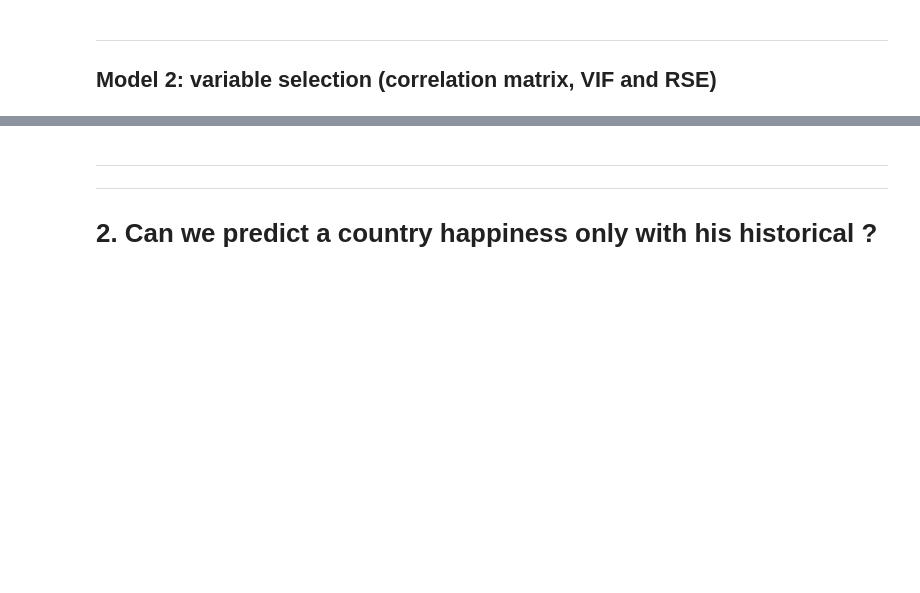
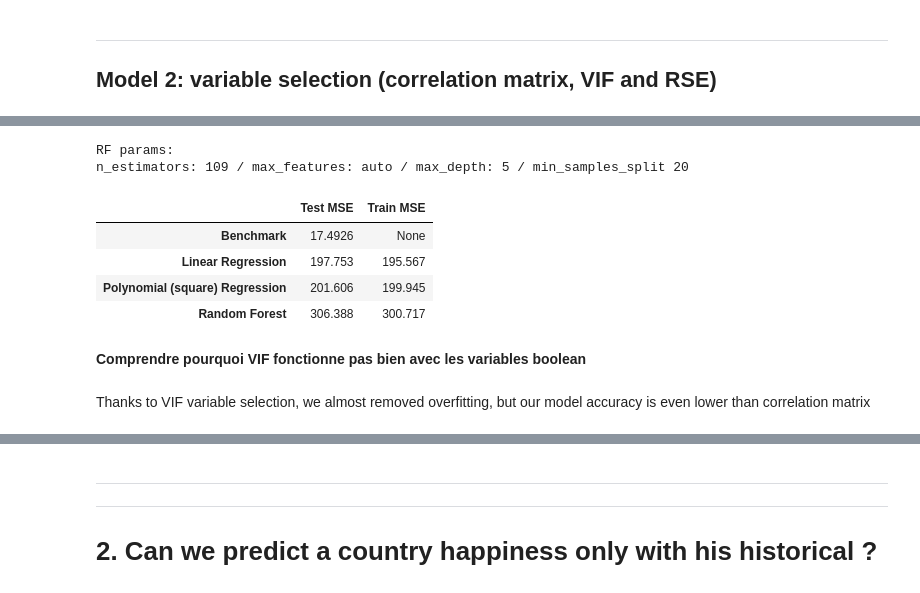
Before and after one commit to Maxence-Labesse/World-Happiness-Report, a Jupyter notebook: 5 Forecasting (Machine Learning).ipynb, the cells around one changed output, grey strips where cells are left out. Cells and saved outputs as stored; diff of their text form; code cells hidden in the pictures; blank space fills up the shorter version.

```diff
--- a/5 Forecasting (Machine Learning).ipynb
+++ b/5 Forecasting (Machine Learning).ipynb
@@ -301,0 +224,14 @@ plt.scatter(y_pred_lin, y_test)
+# %%
+compare_algo(fact_train_set, fact_test_set, "happiness_score", l_features_vif, benchmark_test)
+# %% [output]
+RF params:
+n_estimators: 109 / max_features: auto / max_depth: 5 / min_samples_split 20
+|  | Test MSE | Train MSE |
+| Benchmark | 17.4926 | None |
+| Linear Regression | 197.753 | 195.567 |
+| Polynomial (square) Regression | 201.606 | 199.945 |
+| Random Forest | 306.388 | 300.717 |
+# %% [markdown]
+**Comprendre pourquoi VIF fonctionne pas bien avec les variables boolean**
+# %% [markdown]
+Thanks to VIF variable selection, we almost removed overfitting, but our model accuracy is even lower than correlation matrix
```
Also changed, not shown: parts of 45 cells of this notebook, 10 other files.
